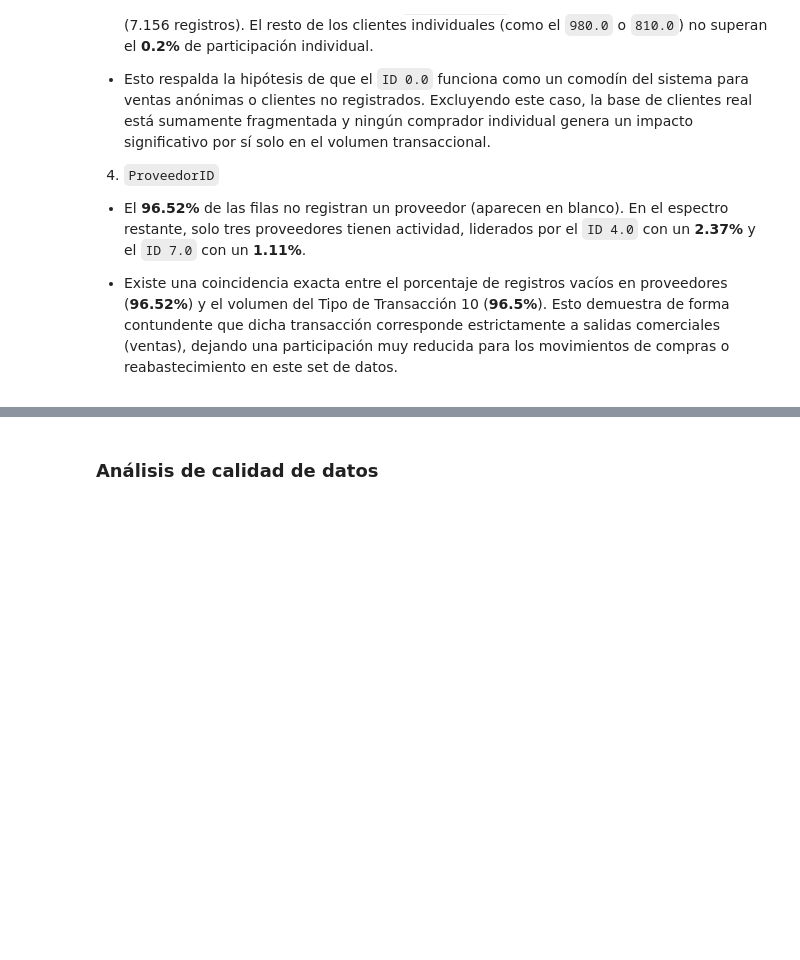
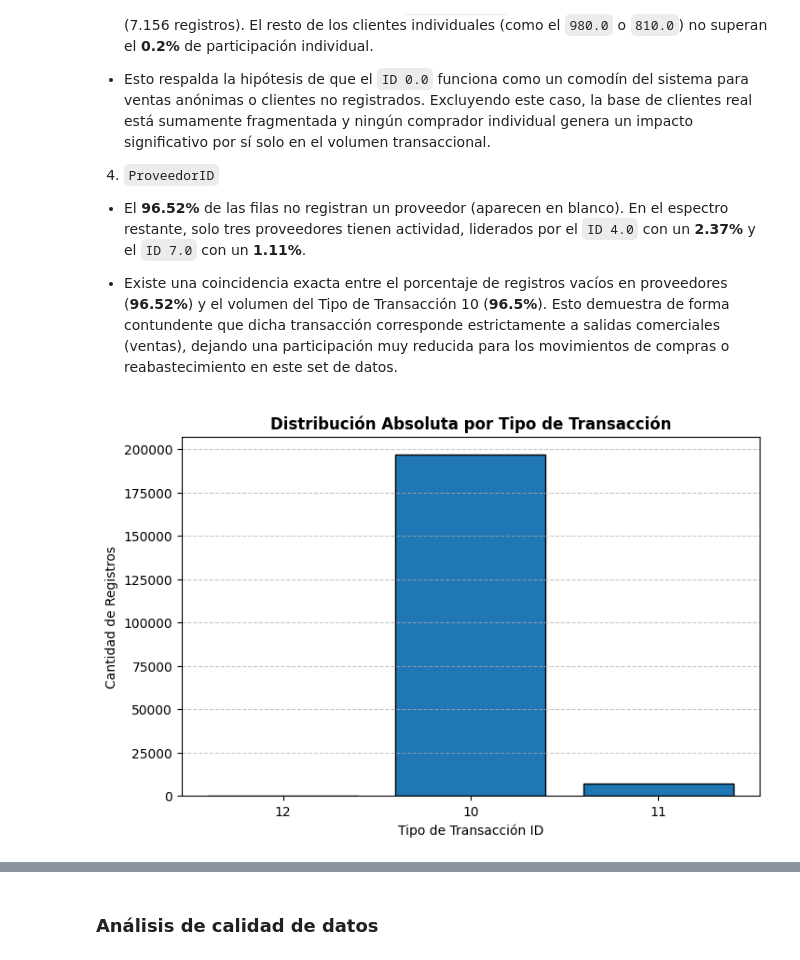
Before and after one commit to JavierSCB07/ETL-Repository, a Jupyter notebook: T1 - Entendimiento de datos/ETL-Entendimiento.ipynb, the cells around one changed output, grey strips where cells are left out. Saved outputs shown, nothing was run; the diff lists cells and outputs as text; code cells hidden in the pictures; blank space fills up the shorter version.

```diff
--- a/T1 - Entendimiento de datos/ETL-Entendimiento.ipynb
+++ b/T1 - Entendimiento de datos/ETL-Entendimiento.ipynb
@@ -1073,3 +1073,15 @@ Tras calcular el volumen y la participación porcentual de las cuatro variables
 * El **96.52%** de las filas no registran un proveedor (aparecen en blanco). En el espectro restante, solo tres proveedores tienen actividad, liderados por el `ID 4.0` con un **2.37%** y el `ID 7.0` con un **1.11%**.
 
 * Existe una coincidencia exacta entre el porcentaje de registros vacíos en proveedores (**96.52%**) y el volumen del Tipo de Transacción 10 (**96.5%**). Esto demuestra de forma contundente que dicha transacción corresponde estrictamente a salidas comerciales (ventas), dejando una participación muy reducida para los movimientos de compras o reabastecimiento en este set de datos.
+# %%
+pdf_transacciones = movimientos.groupBy("TipoTransaccionID").count().toPandas()
+
+plt.figure(figsize=(8, 5))
+plt.bar(pdf_transacciones["TipoTransaccionID"].astype(str), pdf_transacciones["count"], color="#1f77b4", edgecolor='black')
+plt.title("Distribución Absoluta por Tipo de Transacción", fontsize=12, fontweight='bold')
+plt.xlabel("Tipo de Transacción ID")
+plt.ylabel("Cantidad de Registros")
+plt.grid(axis='y', linestyle='--', alpha=0.7)
+plt.show()
+# %% [output]
+[figure, added]
```
Also changed, not shown: parts of 22 cells of this notebook.
